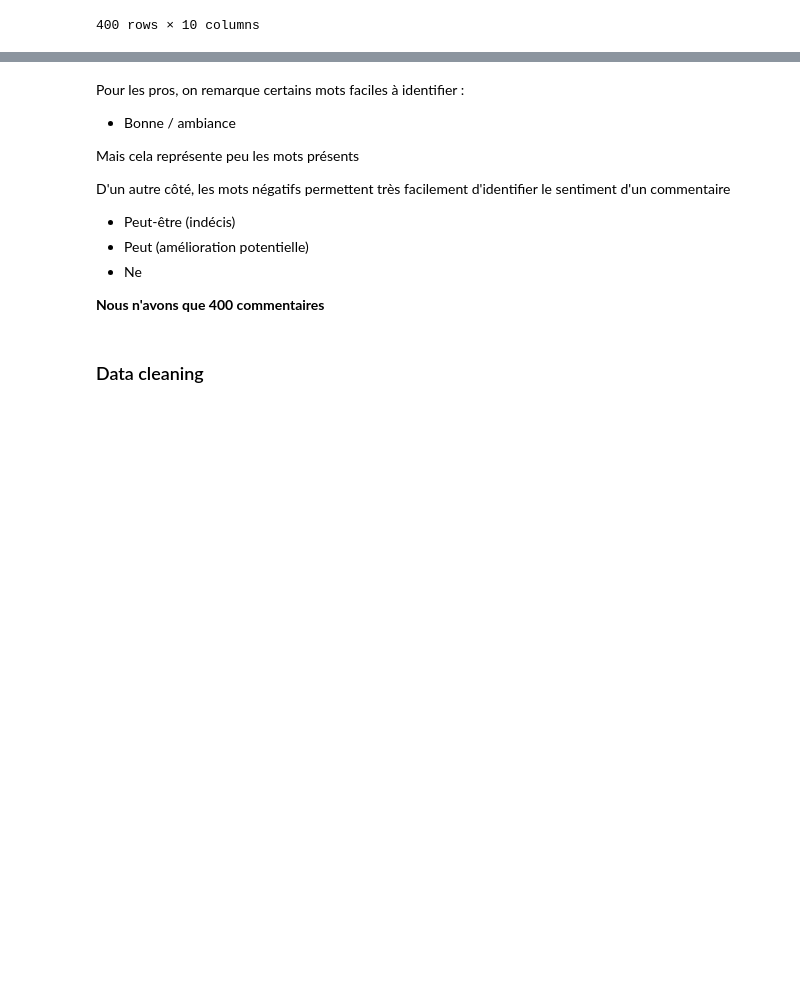
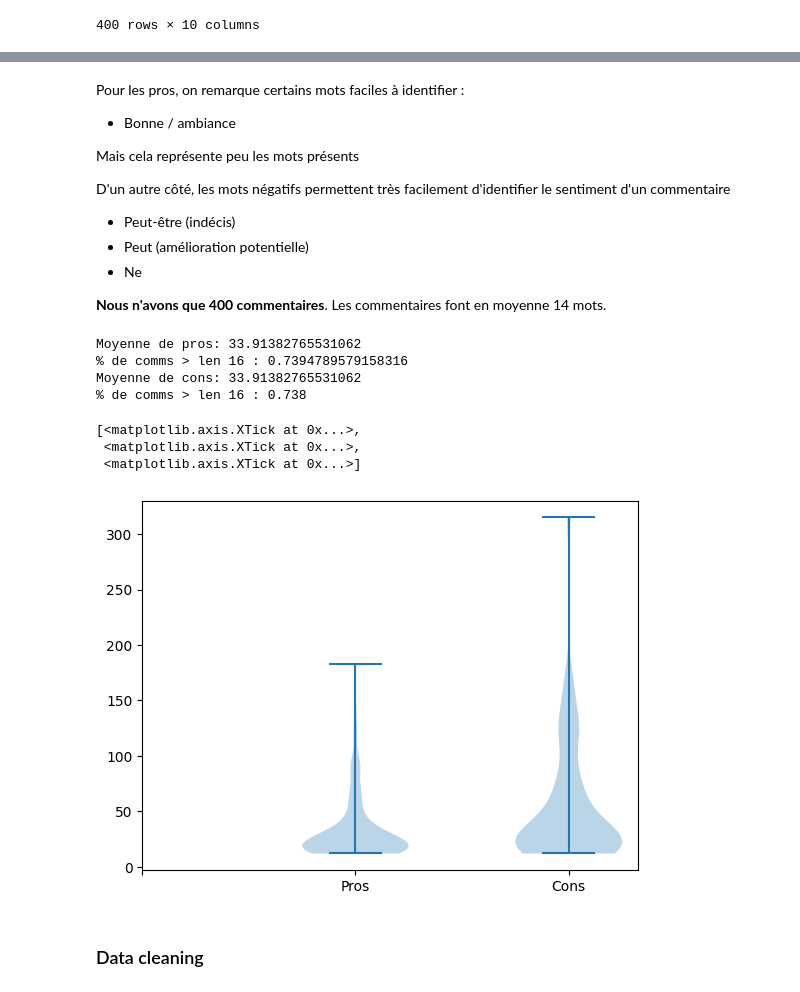
Before and after one commit to sevlfb/Webscrapping-Project, a Jupyter notebook: NLP/Scrap NLP.ipynb, the cells around one changed output, grey strips where cells are left out. Saved outputs shown, nothing was run; the diff lists cells and outputs as text; code cells hidden in the pictures; blank space fills up the shorter version.

Commit message:
New data

```diff
--- a/NLP/Scrap NLP.ipynb
+++ b/NLP/Scrap NLP.ipynb
@@ -239,7 +317,35 @@ D'un autre côté, les mots négatifs permettent très facilement d'identifier l
 * Peut (amélioration potentielle)
 * Ne
 
-**Nous n'avons que 400 commentaires**
+**Nous n'avons que 400 commentaires**. Les commentaires font en moyenne 14 mots.
+# %%
+import pandas as pd
+df = pd.read_csv("NLP_reviews_data.csv")
+df = df.fillna("")
+a = [len(sentence.split()) for sentence in df["Pros"].values.tolist() if len(sentence.split()) >= 12]
+a2 = [len(sentence.split()) for sentence in df["Pros"].values.tolist() if len(sentence.split()) > 15]
+print("Moyenne de pros:", sum(a)/len(a))
+print("% de comms > len 16 :", len(a2)/len(a))
+b = [len(sentence.split()) for sentence in df["Cons"].values.tolist() if len(sentence.split()) >= 12]
+b2 = [len(sentence.split()) for sentence in df["Pros"].values.tolist() if len(sentence.split()) > 15]
+print("Moyenne de cons:", sum(a)/len(a))
+print("% de comms > len 16 :", len(b2)/len(b))
+# %% [output]
+Moyenne de pros: 33.91382765531062
+% de comms > len 16 : 0.7394789579158316
+Moyenne de cons: 33.91382765531062
+% de comms > len 16 : 0.738
+# %%
+import matplotlib.pyplot as plt
+ax = plt.subplot()
+ax.violinplot([a,b])
+labels=["Pros", "Cons"]
+ax.set_xticks(range(len(labels)+1), labels=["", "Pros", "Cons"])
+# %% [output]
+[<matplotlib.axis.XTick at 0x...>,
+ <matplotlib.axis.XTick at 0x...>,
+ <matplotlib.axis.XTick at 0x...>]
+[figure, added]
 # %% [markdown]
 ### Data cleaning
 # %% [markdown]
```
Also changed, not shown: parts of 31 cells of this notebook, 5 other files.
